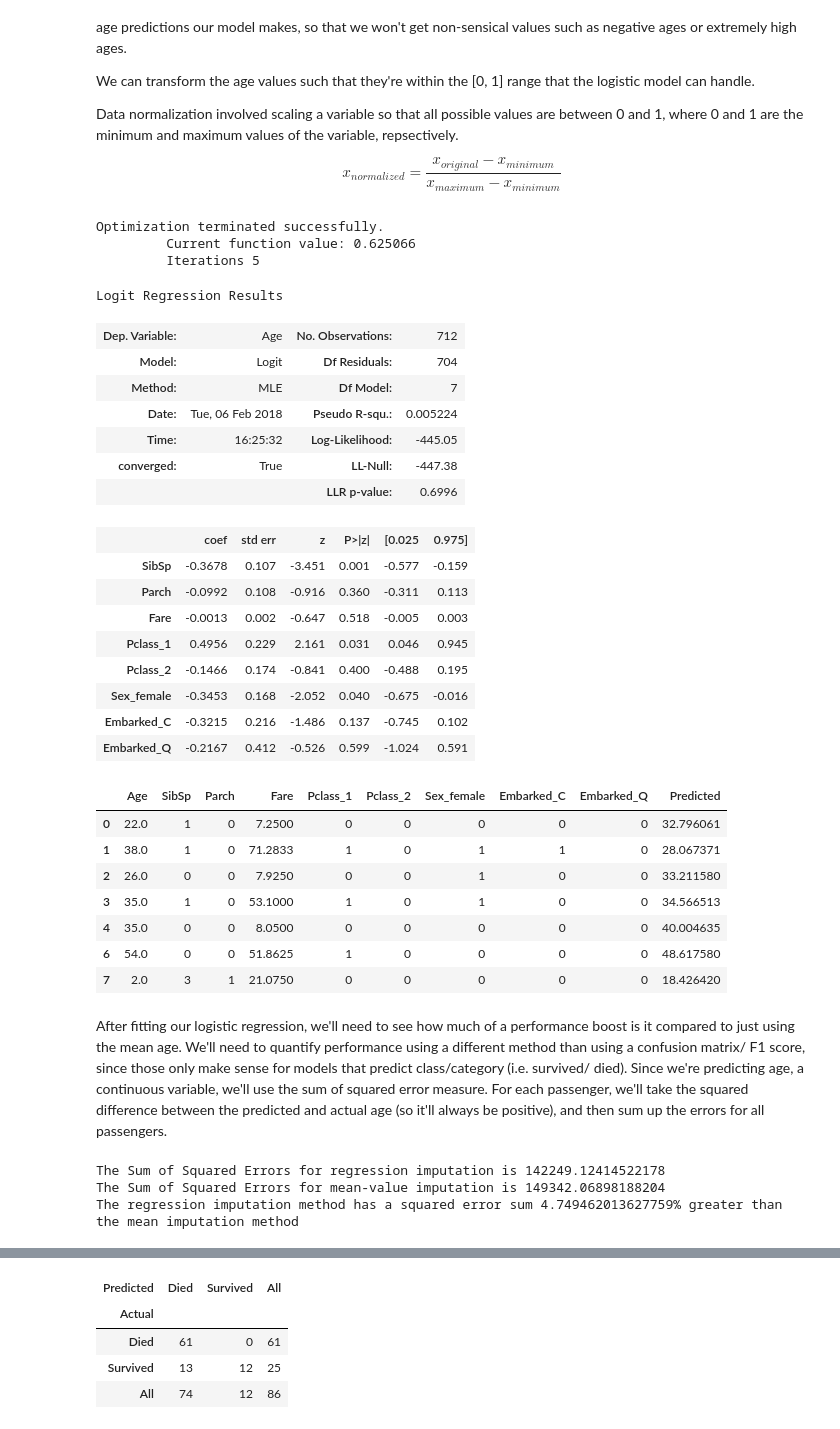
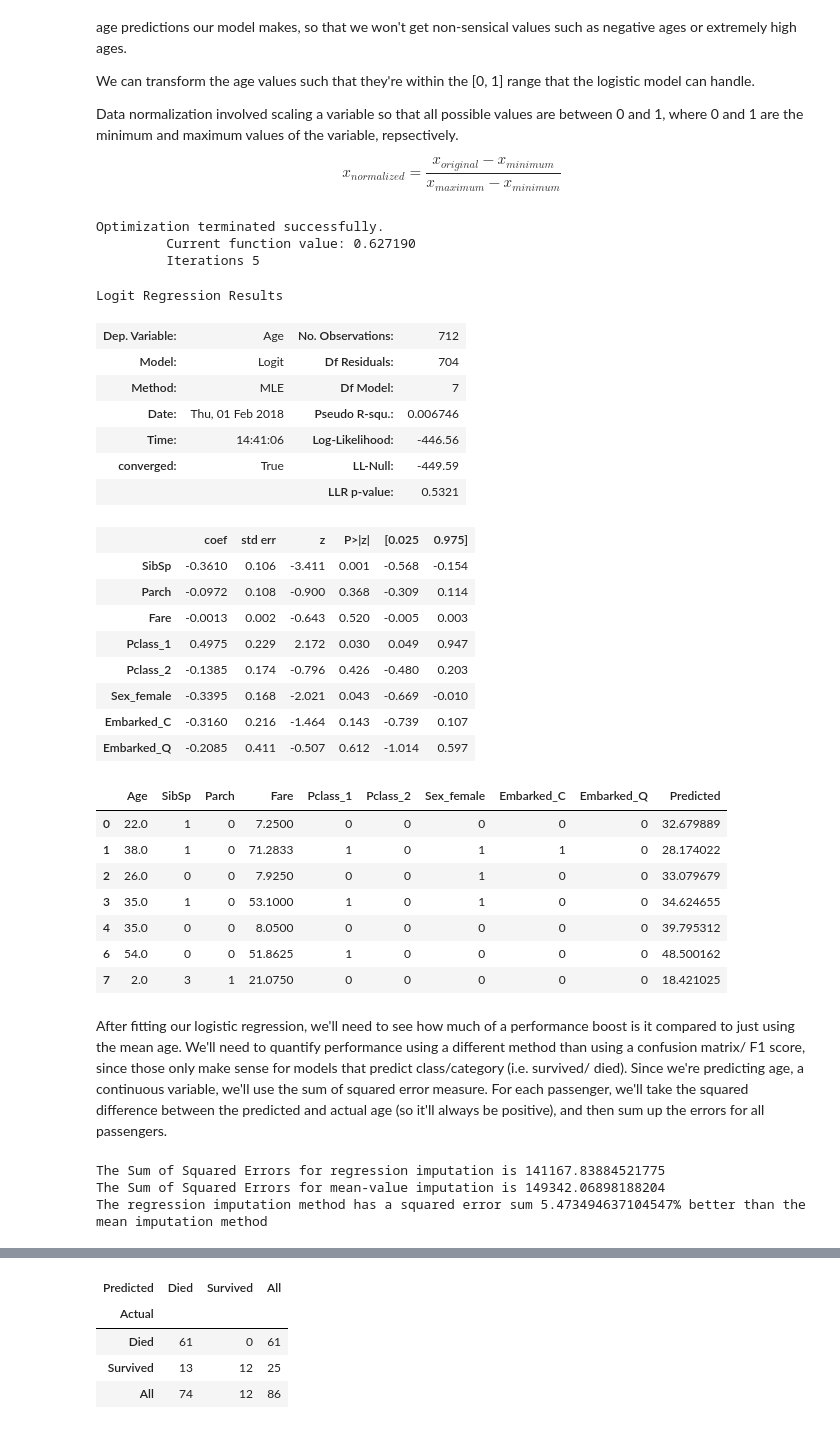
Before and after one commit to VCZLee/Jupyter-Notebooks, a Jupyter notebook: Kaggle/Titanic/Titanic Dataset - Python and data science basics.ipynb, the cells around one changed output, grey strips where cells are left out. Cells and saved outputs as stored; diff of their text form; code cells hidden in the pictures.

```diff
--- a/Kaggle/Titanic/Titanic Dataset - Python and data science basics.ipynb
+++ b/Kaggle/Titanic/Titanic Dataset - Python and data science basics.ipynb
@@ -465,51 +465,49 @@ Data normalization involved scaling a variable so that all possible values are b
 
 $$x_{normalized} = \frac {x_{original} - x_{minimum}}{x_{maximum} - x_{minimum}} $$
 # %%
-from sklearn import preprocessing
+# age_min = np.min(train_age['Age'])
+# age_max = np.max(train_age['Age'])
 train_age = train.drop(['Survived', 'Probability', 'Predicted'], axis = 1, inplace = False)
-# age_min = 0
-# age_max = 80
+age_min = 0
+age_max = 80
 import numpy as np
 train_cols = train_age.columns[1:]
-scaler_age = preprocessing.MinMaxScaler(feature_range = (0, 1)).fit(train_age[['Age']])
-train_age.loc[:, 'Age'] = scaler_age.transform(train_age[['Age']])
-age_model = sm.Logit(train_age['Age'], train_age[train_cols])
+age_model = sm.Logit((train_age['Age'] - age_min)/(age_max - age_min), train_age[train_cols])
 age_model_result = age_model.fit()
 age_model_result.summary()
 # %% [output]
 Optimization terminated successfully.
-         Current function value: 0.625066
+         Current function value: 0.627190
          Iterations 5
 Logit Regression Results
 | Dep. Variable: | Age | No. Observations: | 712 |
 | Model: | Logit | Df Residuals: | 704 |
 | Method: | MLE | Df Model: | 7 |
-| Date: | Tue, 06 Feb 2018 | Pseudo R-squ.: | 0.005224 |
-| Time: | 16:25:32 | Log-Likelihood: | -445.05 |
-| converged: | True | LL-Null: | -447.38 |
-|  |  | LLR p-value: | 0.6996 |
+| Date: | Thu, 01 Feb 2018 | Pseudo R-squ.: | 0.006746 |
+| Time: | 14:41:06 | Log-Likelihood: | -446.56 |
+| converged: | True | LL-Null: | -449.59 |
+|  |  | LLR p-value: | 0.5321 |
 |  | coef | std err | z | P>|z| | [0.025 | 0.975] |
-| SibSp | -0.3678 | 0.107 | -3.451 | 0.001 | -0.577 | -0.159 |
-| Parch | -0.0992 | 0.108 | -0.916 | 0.360 | -0.311 | 0.113 |
-| Fare | -0.0013 | 0.002 | -0.647 | 0.518 | -0.005 | 0.003 |
-| Pclass_1 | 0.4956 | 0.229 | 2.161 | 0.031 | 0.046 | 0.945 |
-| Pclass_2 | -0.1466 | 0.174 | -0.841 | 0.400 | -0.488 | 0.195 |
-| Sex_female | -0.3453 | 0.168 | -2.052 | 0.040 | -0.675 | -0.016 |
-| Embarked_C | -0.3215 | 0.216 | -1.486 | 0.137 | -0.745 | 0.102 |
-| Embarked_Q | -0.2167 | 0.412 | -0.526 | 0.599 | -1.024 | 0.591 |
+| SibSp | -0.3610 | 0.106 | -3.411 | 0.001 | -0.568 | -0.154 |
+| Parch | -0.0972 | 0.108 | -0.900 | 0.368 | -0.309 | 0.114 |
+| Fare | -0.0013 | 0.002 | -0.643 | 0.520 | -0.005 | 0.003 |
+| Pclass_1 | 0.4975 | 0.229 | 2.172 | 0.030 | 0.049 | 0.947 |
+| Pclass_2 | -0.1385 | 0.174 | -0.796 | 0.426 | -0.480 | 0.203 |
+| Sex_female | -0.3395 | 0.168 | -2.021 | 0.043 | -0.669 | -0.010 |
+| Embarked_C | -0.3160 | 0.216 | -1.464 | 0.143 | -0.739 | 0.107 |
+| Embarked_Q | -0.2085 | 0.411 | -0.507 | 0.612 | -1.014 | 0.597 |
 # %%
-train_age['Predicted'] = scaler_age.inverse_transform(age_model_result.predict(train_age[train_cols]).values.reshape(-1, 1))
-train_age.loc[:, 'Age'] = scaler_age.inverse_transform(train_age[['Age']])
+train_age['Predicted'] = age_model_result.predict(train_age[train_cols]) * (age_max - age_min) + age_min
 train_age.head(n = 7)
 # %% [output]
 |  | Age | SibSp | Parch | Fare | Pclass_1 | Pclass_2 | Sex_female | Embarked_C | Embarked_Q | Predicted |
-| 0 | 22.0 | 1 | 0 | 7.2500 | 0 | 0 | 0 | 0 | 0 | 32.796061 |
-| 1 | 38.0 | 1 | 0 | 71.2833 | 1 | 0 | 1 | 1 | 0 | 28.067371 |
-| 2 | 26.0 | 0 | 0 | 7.9250 | 0 | 0 | 1 | 0 | 0 | 33.211580 |
-| 3 | 35.0 | 1 | 0 | 53.1000 | 1 | 0 | 1 | 0 | 0 | 34.566513 |
-| 4 | 35.0 | 0 | 0 | 8.0500 | 0 | 0 | 0 | 0 | 0 | 40.004635 |
-| 6 | 54.0 | 0 | 0 | 51.8625 | 1 | 0 | 0 | 0 | 0 | 48.617580 |
-| 7 | 2.0 | 3 | 1 | 21.0750 | 0 | 0 | 0 | 0 | 0 | 18.426420 |
+| 0 | 22.0 | 1 | 0 | 7.2500 | 0 | 0 | 0 | 0 | 0 | 32.679889 |
+| 1 | 38.0 | 1 | 0 | 71.2833 | 1 | 0 | 1 | 1 | 0 | 28.174022 |
+| 2 | 26.0 | 0 | 0 | 7.9250 | 0 | 0 | 1 | 0 | 0 | 33.079679 |
+| 3 | 35.0 | 1 | 0 | 53.1000 | 1 | 0 | 1 | 0 | 0 | 34.624655 |
+| 4 | 35.0 | 0 | 0 | 8.0500 | 0 | 0 | 0 | 0 | 0 | 39.795312 |
+| 6 | 54.0 | 0 | 0 | 51.8625 | 1 | 0 | 0 | 0 | 0 | 48.500162 |
+| 7 | 2.0 | 3 | 1 | 21.0750 | 0 | 0 | 0 | 0 | 0 | 18.421025 |
 # %% [markdown]
 After fitting our logistic regression, we'll need to see how much of a performance boost is it compared to just using the mean age. We'll need to quantify performance using a different method than using a confusion matrix/ F1 score, since those only make sense for models that predict class/category (i.e. survived/ died). Since we're predicting age, a continuous variable, we'll use the sum of squared error measure. For each passenger, we'll take the squared difference between the predicted and actual age (so it'll always be positive), and then sum up the errors for all passengers.
 # %%
@@ -521,12 +519,12 @@ performance_percentage = squared_error_regression/squared_error_mean
 if performance_percentage < 1:
     print("The regression imputation method has a squared error sum " +
           str(100 * (1 - performance_percentage)) +
-          "% greater than the mean imputation method")
+          "% better than the mean imputation method")
 else:     print("The regression imputation method has a squared error sum " +
           str(100 * (performance_percentage - 1)) +
-          "% less than the mean imputation method")
+          "% worse than the mean imputation method")
 # %% [output]
-The Sum of Squared Errors for regression imputation is 142249.12414522178
+The Sum of Squared Errors for regression imputation is 141167.83884521775
 The Sum of Squared Errors for mean-value imputation is 149342.06898188204
-The regression imputation method has a squared error sum 4.749462013627759% greater than the mean imputation method
+The regression imputation method has a squared error sum 5.473494637104547% better than the mean imputation method
 # %% [markdown]
```
Also changed, not shown: parts of 7 cells of this notebook.
